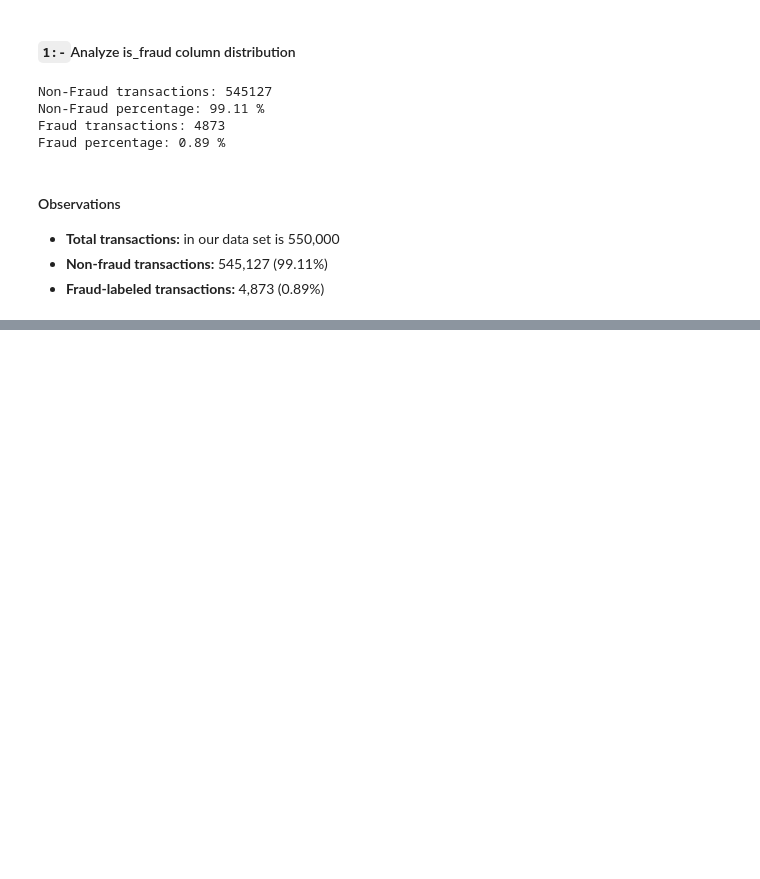
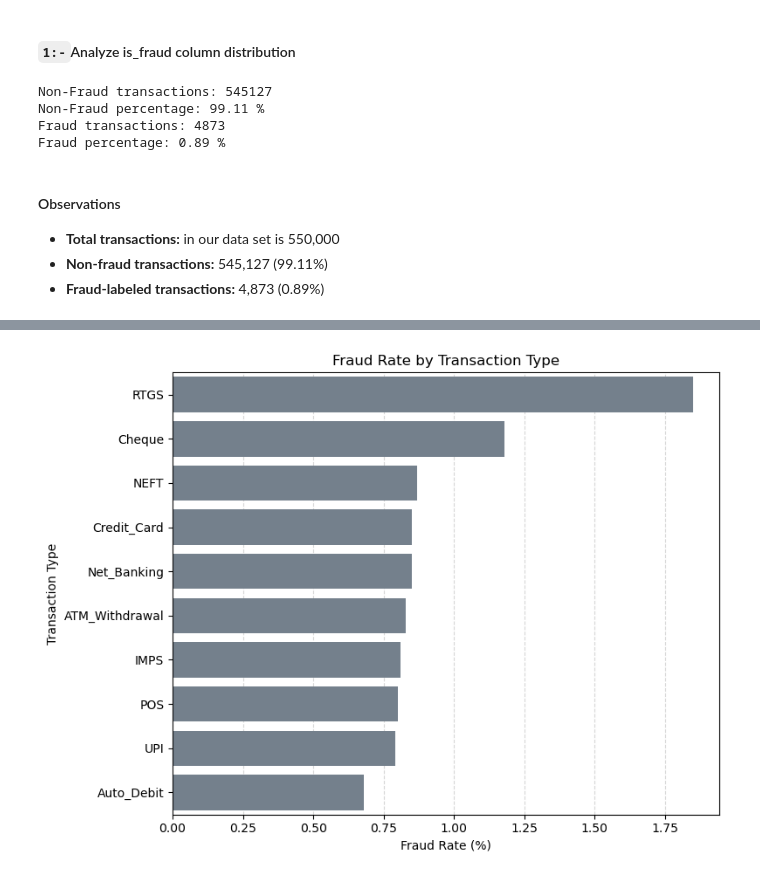
Before and after one commit to MrinmoyTalukdar27/FraudLens-Indian-Banking-Analytics, a Jupyter notebook: EDA.ipynb, the cells around one changed output, grey strips where cells are left out. Saved outputs shown, nothing was run; the diff lists cells and outputs as text; code cells hidden in the pictures; blank space fills up the shorter version.

```diff
--- a/EDA.ipynb
+++ b/EDA.ipynb
@@ -71,0 +72,18 @@ Fraud percentage: 0.89 %
+# %%
+# Now we will going to compare transection types  to see which has the highest percentage of fraud labeled transections
+
+fraud_by_type = df.groupby("transaction_type").agg(
+    Total_Transactions=("is_fraud", "count"),
+    Fraud_Transactions=("is_fraud", "sum")
+)
+
+fraud_by_type["Fraud_Rate_%"] = (
+    fraud_by_type["Fraud_Transactions"] /
+    fraud_by_type["Total_Transactions"] * 100
+).round(2)
+
+fraud_by_type = fraud_by_type.sort_values(
+    "Fraud_Rate_%", ascending=False
+)
+
+print(fraud_by_type)
@@ -71,0 +103,16 @@ Fraud percentage: 0.89 %
+# %%
+# Now we are just visualizing the fraud rate by transaction type using a bar plot
+plt.figure(figsize=(8, 6))
+
+sns.barplot(data=fraud_by_type.reset_index(),x="Fraud_Rate_%",y="transaction_type",color="slategray")
+
+plt.title("Fraud Rate by Transaction Type")
+plt.xlabel("Fraud Rate (%)")
+plt.ylabel("Transaction Type")
+
+plt.grid(axis="x", linestyle="--", alpha=0.5)
+plt.gca().set_axisbelow(True)
+plt.tight_layout()
+plt.show()
+# %% [output]
+[figure, added]
```
Also changed, not shown: parts of 25 cells of this notebook.
